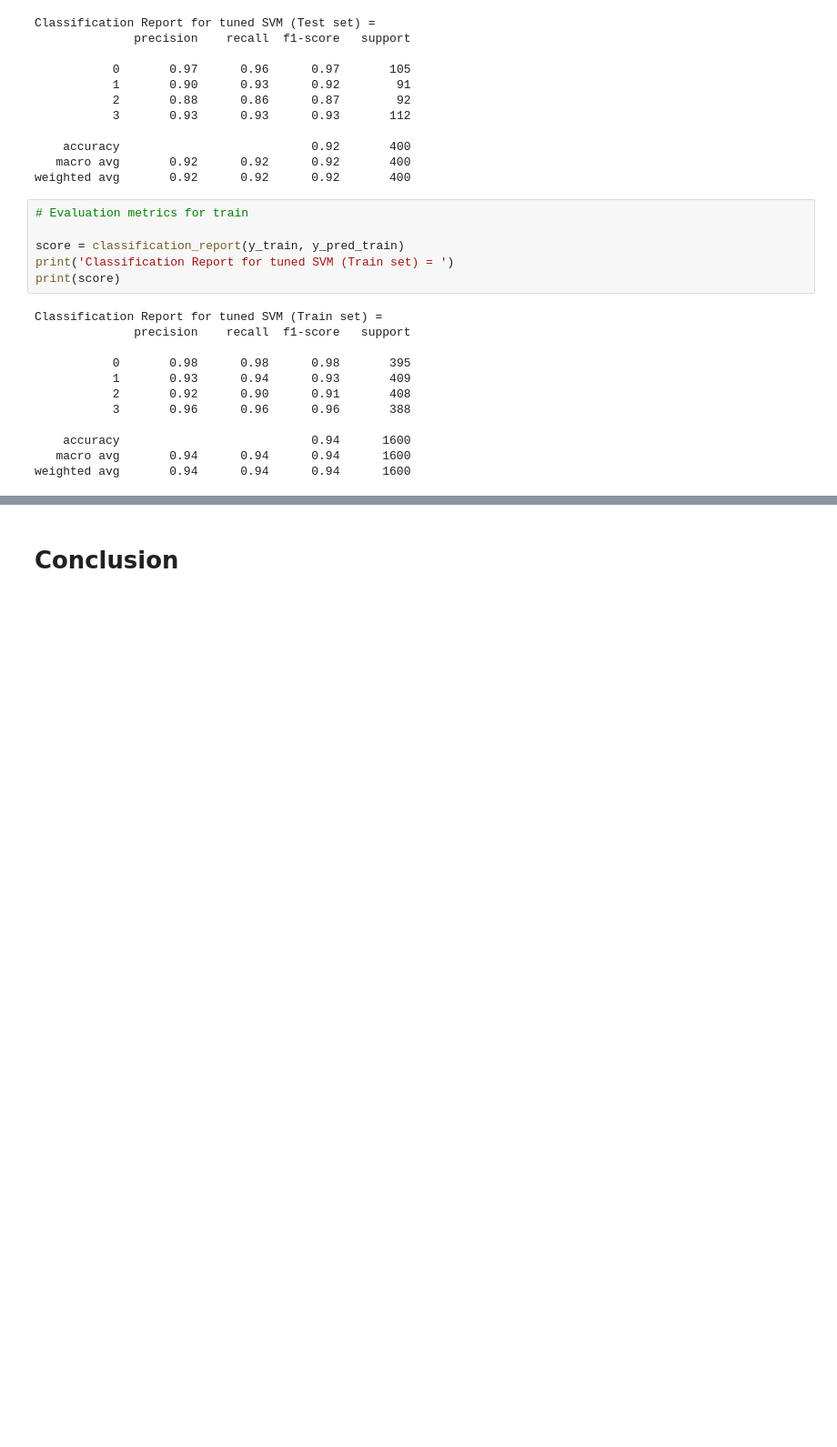
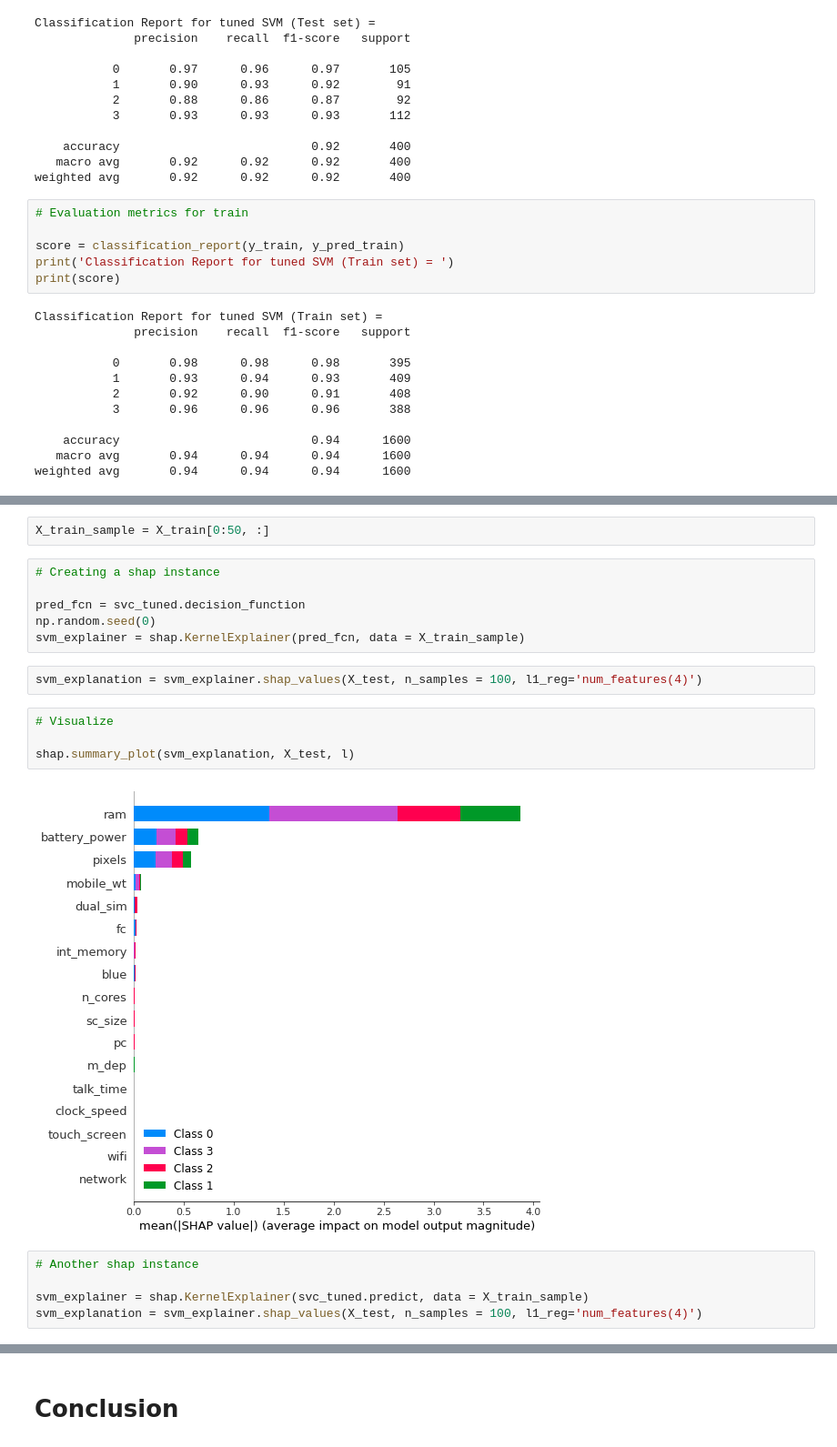
Before and after one commit to SubhamZap/Mobile-Price-Range-Prediction, a Jupyter notebook: Mobile_Price_Range_Prediction_Capstone_Project.ipynb, the cells around one changed output, grey strips where cells are left out. Shown at 91% size. Saved outputs shown, nothing was run; the diff lists cells and outputs as text; blank space fills up the shorter version.

```diff
--- a/Mobile_Price_Range_Prediction_Capstone_Project.ipynb
+++ b/Mobile_Price_Range_Prediction_Capstone_Project.ipynb
@@ -1175,0 +1164,21 @@ It gives more importance to features like RAM, pixels, battery_power, etc. than
+# %%
+X_train_sample = X_train[0:50, :]
+# %%
+# Creating a shap instance
+
+pred_fcn = svc_tuned.decision_function
+np.random.seed(0)
+svm_explainer = shap.KernelExplainer(pred_fcn, data = X_train_sample)
+# %%
+svm_explanation = svm_explainer.shap_values(X_test, n_samples = 100, l1_reg='num_features(4)')
+# %%
+# Visualize
+
+shap.summary_plot(svm_explanation, X_test, l)
+# %% [output]
+[figure, added]
+# %%
+# Another shap instance
+
+svm_explainer = shap.KernelExplainer(svc_tuned.predict, data = X_train_sample)
+svm_explanation = svm_explainer.shap_values(X_test, n_samples = 100, l1_reg='num_features(4)')
```
Also changed, not shown: parts of 40 cells of this notebook.
